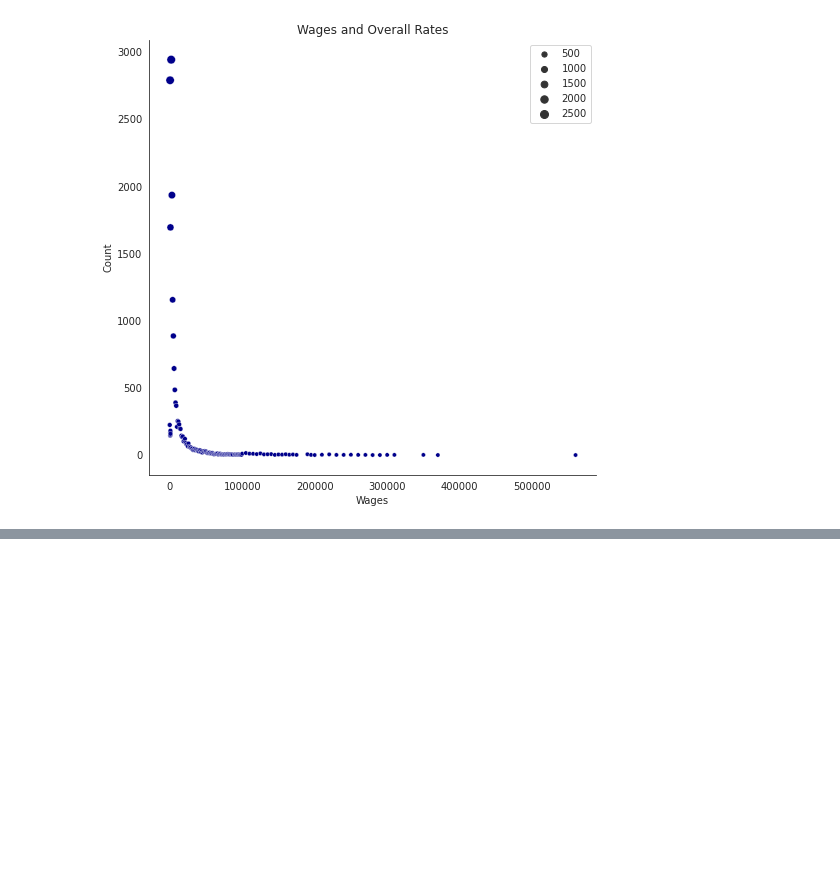
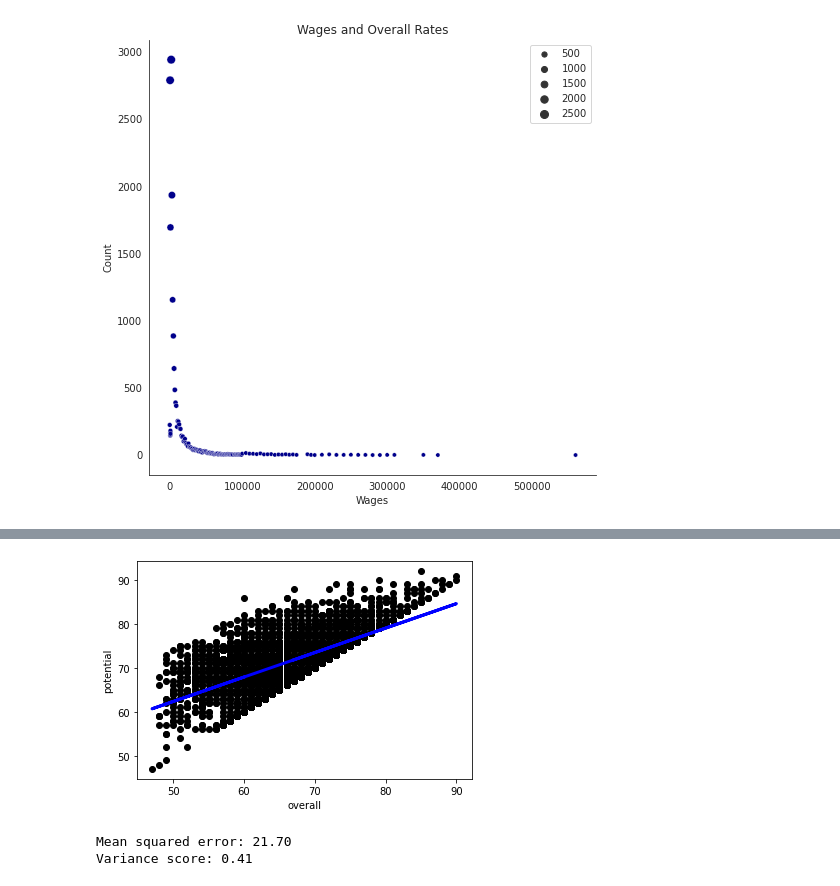
Before and after one commit to backblaz/DataScience-Exercise, a Jupyter notebook: Final_Project_FIFA_21_EDA.ipynb, the cells around one changed output, grey strips where cells are left out. Cells and saved outputs as stored; diff of their text form; code cells hidden in the pictures; blank space fills up the shorter version.

```diff
--- a/Final_Project_FIFA_21_EDA.ipynb
+++ b/Final_Project_FIFA_21_EDA.ipynb
@@ -280,0 +626,12 @@ from sklearn.metrics import confusion_matrix, roc_auc_score, f1_score, recall_sc
+# %%
+### There's Another thing that we could test
+### in Football , we often know that what could be happen with some wonderkid or someone has a potential
+### lets do some test with players potential
+
+train, test = train_test_split(df, test_size=0.20, random_state=99)
+
+xtrain = train[['overall']]
+ytrain = train[['potential']]
+
+xtest = test[['overall']]
+ytest = test[['potential']]
@@ -280,0 +652,19 @@ from sklearn.metrics import confusion_matrix, roc_auc_score, f1_score, recall_sc
+# %%
+y_pred = regr.predict(xtest)
+# %%
+plt.scatter(xtest, ytest,  color='black')
+plt.plot(xtest, y_pred, color='blue', linewidth=3)
+plt.xlabel("overall")
+plt.ylabel("potential")
+plt.show()
+# %% [output]
+[figure, added]
+# %%
+# The mean squared error
+print("Mean squared error: %.2f" % mean_squared_error(ytest, y_pred))
+
+# Explained variance score: 1 is perfect prediction
+print('Variance score: %.2f' % r2_score(ytest, y_pred))
+# %% [output]
+Mean squared error: 21.70
+Variance score: 0.41
```
Also changed, not shown: parts of 31 cells of this notebook.
